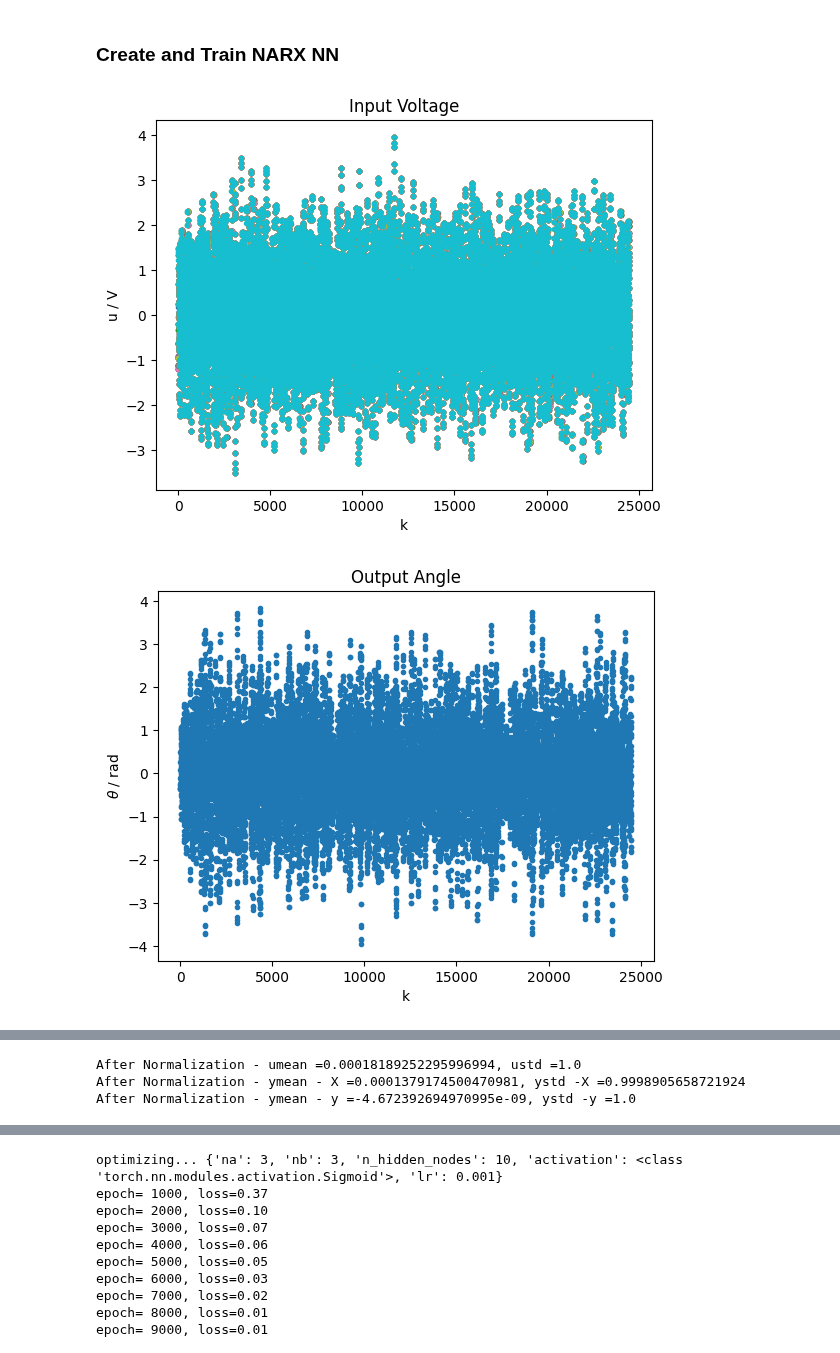
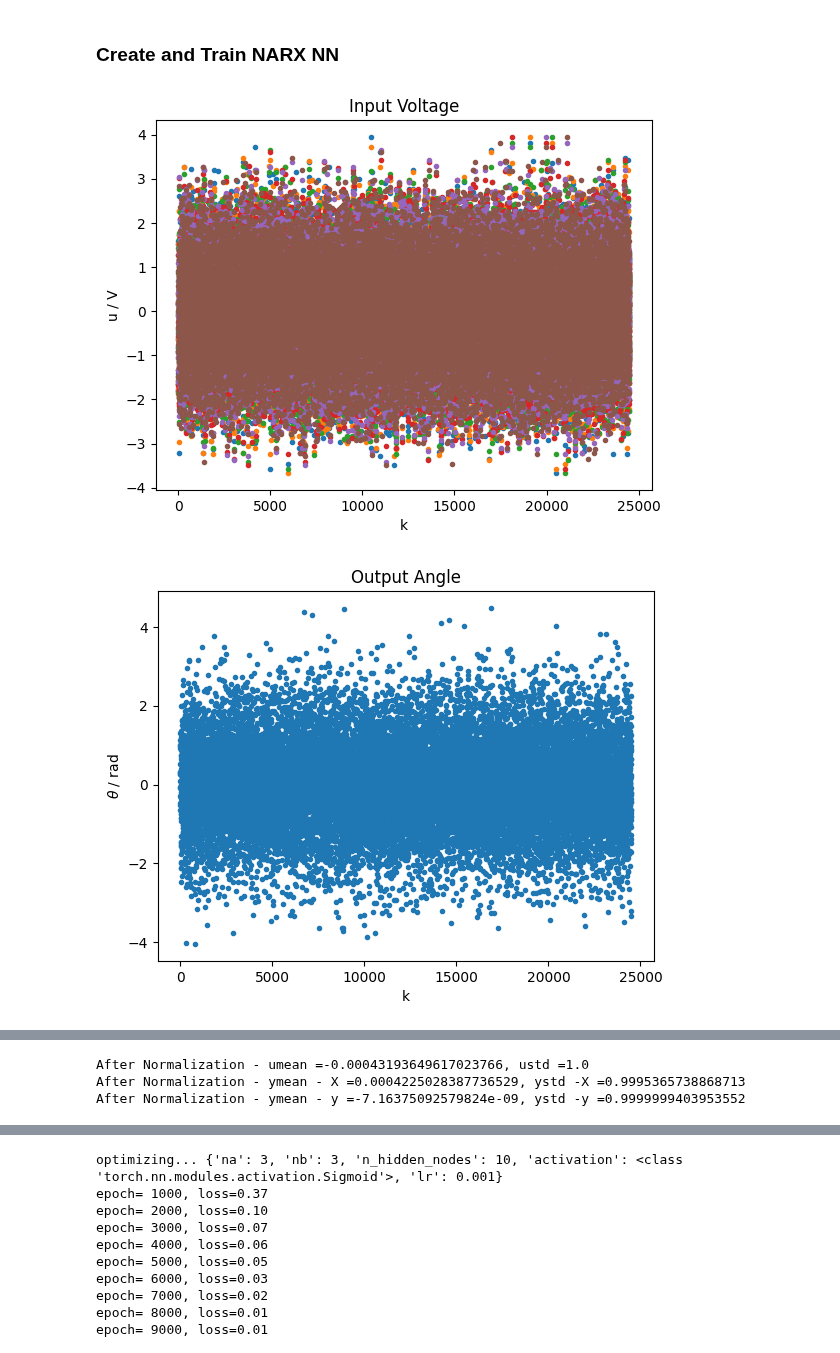
Before and after one commit to osilian/ml4sc-project, a Jupyter notebook: disc-benchmark-files/identification_NARX.ipynb, the cells around one changed output, grey strips where cells are left out. Cells and saved outputs as stored; diff of their text form; code cells hidden in the pictures.

Commit message:
Super Good Model Training wooow

```diff
--- a/disc-benchmark-files/identification_NARX.ipynb
+++ b/disc-benchmark-files/identification_NARX.ipynb
@@ -65,7 +65,7 @@ def create_search_data(na, nb, uTrain=u_train, yTrain=th_train, testSize=0.2):
 
     # split into training in validation data
     from sklearn import model_selection
-    Xtrain, Xval, Ytrain, Yval = model_selection.train_test_split(Xdata, Ydata, shuffle=False, test_size=testSize,random_state=42)
+    Xtrain, Xval, Ytrain, Yval = model_selection.train_test_split(Xdata, Ydata, shuffle=True, test_size=testSize,random_state=42)
 
     Xtrain, Xval, Ytrain, Yval = [torch.as_tensor(x,dtype=torch.float32,device=device) for x in [Xtrain, Xval, Ytrain, Yval]] #convert it to torch arrays
     return Xtrain, Xval, Ytrain, Yval
@@ -93,8 +93,8 @@ class narxNetwork(nn.Module):
         y = self.narx_net(x)[:,0]
         return y #a)
 # %%
-n_hidden_nodes = 10 #a)
-na, nb = 10, 10
+n_hidden_nodes = 100 #a)
+na, nb = 6, 6
 
 Xtrain, Xval, Ytrain, Yval = create_search_data(na, nb, testSize=0.3)
 u_train_mean = torch.mean(Xtrain[:,:nb]).item()
@@ -129,32 +129,33 @@ x_max = +3 #torch.max(torch.min(Xtrain)).item()
 y_min = -2/3*np.pi  #torch.min(torch.min(Ytrain)).item()
 y_max = +2/3*np.pi   #torch.max(torch.min(Ytrain)).item()
 dataNorm = dataNormalization(x_min,x_max,y_min,y_max)
 
 Xtrain_norm, Ytrain_norm = dataNorm.normalize(Xtrain, Ytrain)
+Xval_norm, Yval_norm = dataNorm.normalize(XData=Xval, YData=Yval)
 #Xtrain_norm, Ytrain_norm = [x.to(device) for x in [Xtrain_norm, Ytrain_norm]]
 
 # Plot Data
 plt.plot(Xtrain_norm[:,:nb].cpu(),'.')
 plt.title('Input Voltage')
 plt.xlabel('k')
 plt.ylabel('u / V')
 plt.show()
 
 plt.plot(Ytrain_norm.cpu(),'.')
 plt.title('Output Angle')
 plt.xlabel('k')
 plt.ylabel(r'$\theta$ / rad')
 plt.show()
 
 plt.plot(Xtrain_norm[:,nb-1].cpu(),Ytrain_norm.cpu(),'.')
 plt.title(r'$\theta - U$ - Diagram')
 plt.xlabel('U')
 plt.ylabel(r'$\theta$ / rad')
 plt.show()
 
 print(f'After Normalization - umean ={torch.mean(Xtrain_norm[:,nb-1]).item()}, ustd ={torch.std(Xtrain_norm[:,:nb]).item()}')
 print(f'After Normalization - ymean - X ={torch.mean(Xtrain_norm[:,nb:]).item()}, ystd -X ={torch.std(Xtrain_norm[:,nb:]).item()}')
 print(f'After Normalization - ymean - y ={torch.mean(Ytrain_norm[:]).item()}, ystd -y ={torch.std(Ytrain_norm[:]).item()}')
 # %% [output]
-[figure, old version]
+[figure, new version]
-[figure, old version]
+[figure, new version]
@@ -162,4 +163,4 @@ print(f'After Normalization - ymean - y ={torch.mean(Ytrain_norm[:]).item()}, ys
-After Normalization - umean =0.00018189252295996994, ustd =1.0
-After Normalization - ymean - X =0.0001379174500470981, ystd -X =0.9998905658721924
-After Normalization - ymean - y =-4.672392694970995e-09, ystd -y =1.0
+After Normalization - umean =-0.00043193649617023766, ustd =1.0
+After Normalization - ymean - X =0.0004225028387736529, ystd -X =0.9995365738868713
+After Normalization - ymean - y =-7.16375092579824e-09, ystd -y =0.9999999403953552
 # %%
```
Also changed, not shown: parts of 6 cells of this notebook.
